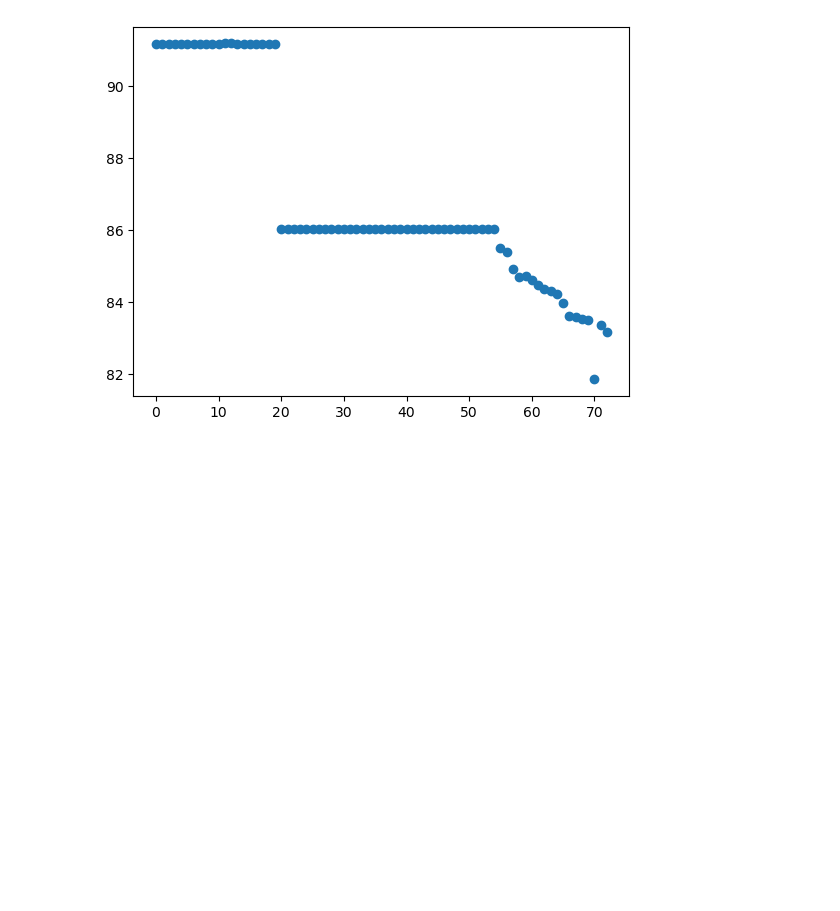
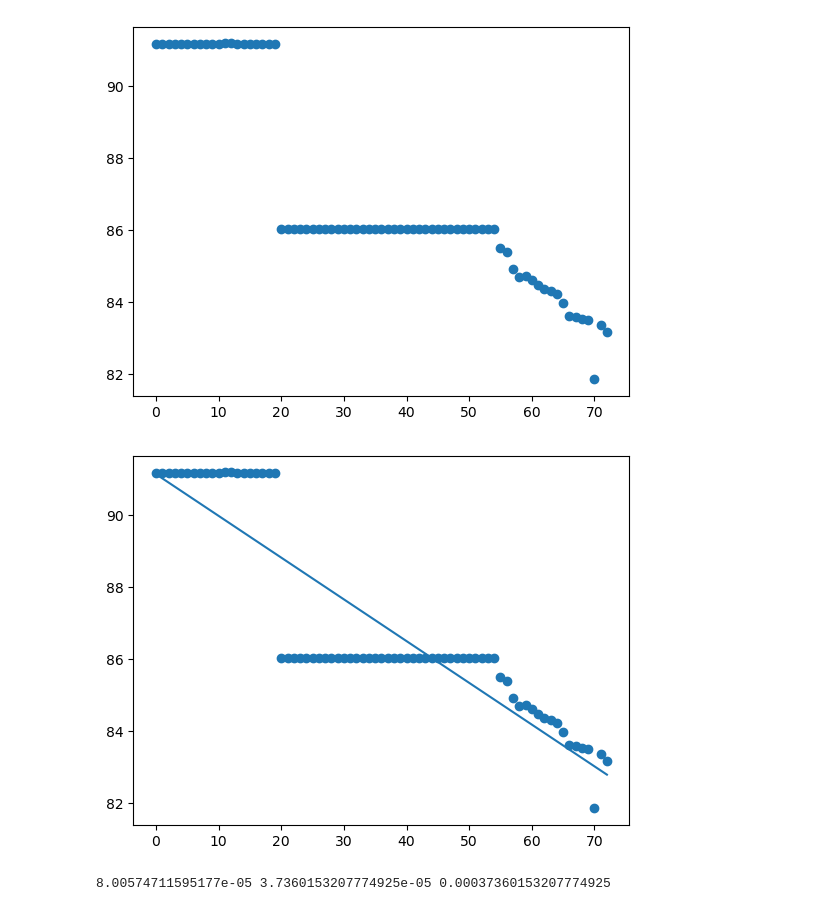
Before and after one commit to szavada/2025_GOES_Bolide_Project, a Jupyter notebook: B5_Initial_Estimate.ipynb, the cells around one changed output. Drawn from its saved outputs; the diff is of its cells as text; code cells hidden in the pictures; blank space fills up the shorter version.

Commit message:
Fix errors and search data for alternative bolides

```diff
--- a/B5_Initial_Estimate.ipynb
+++ b/B5_Initial_Estimate.ipynb
@@ -31,6 +31,32 @@ def airrho(z, H=8500): #calculates density based on rho naught, height, and scal
                                     #8.5 km is the scale height for Earth and 1.225 kg/m^3 is the density of air at sea level
     return (rho0*(1/(np.e**(z/H))))
 
+bestfit= [] #bestfit must be defined outside of the function so that it can be used as a variable
+
+def linearregression(x, y): #create a linear best fit for some data x and y
+    sumxy=0 #need to be computed in a loop (cant use np.sum) so they're defined as 0 here and then summed later
+    sumxsquare= 0
+    sumx = np.sum(x)
+    sumy = np.sum(y)
+    n = len(x)
+    for i in range(len(x)): #compute the correct sum(x*y)
+        sumxy= sumxy+(x[i]*y[i])
+    for i in range (len(x)): #compute the correct sun(x**2). this is DIFFERENT than sum(x)**2
+        sumxsquare = sumxsquare + x[i]**2
+
+    atop = (sumy*sumxsquare) - (sumx*sumxy) #defining atop and abottom separately to avoid accidentally coding in silly errors
+    abottom = (n*sumxsquare) - sumx**2
+    a = atop/abottom #a is our intercept in our linear equation. equavalent to b in y=mx+b but a+bx is the statistical notation I found
+    btop = (n*sumxy) - (sumx*sumy) #similarly splitting b to avoid errors
+    bbottom = (n*sumxsquare) - sumx**2
+    b = btop/bbottom #b is the slope of our linear equation
+    plt.scatter(x,y) #plot our original data as a scatter plot
+    plt.plot (x, (a+b*x)) #plot our best fit line on the same graph
+
+    for i in range (len(x)): #lastly...
+        bestfit.append (a+b*x[i]) #... append each point on our best fit line to a list we can use for later calculations!
+
+
 H=8500 #meters
 rho0= 1.225 #kg/m^3
 rockyrho = 3500 #kg/m^3
@@ -97,3 +123,28 @@ plt.scatter(range(len(alt)), alt)
 # %% [output]
 <matplotlib.collections.PathCollection at 0x...>
 [figure]
+# %%
+linearregression(range(len(alt)), alt)
+# %% [output]
+[figure, added]
+# %%
+totalmass= 0
+totalh= 0
+for i in range (25):
+    deltalat = np.abs(degtom(lat[i+1]-lat[i])) #change in lat converted to meters
+    deltalong = np.abs(degtom(long[i+1]-long[i]))
+    deltaalt = (np.abs(bestfit[i+1]-bestfit[i]))*1000 #multipled by 1000 to convert to meters
+    h= np.sqrt(deltalat**2 + deltalong**2 + deltaalt**2)
+    totalh= totalh+h
+
+    altm = (bestfit[i]+bestfit[i+1])*1000
+    rho = airrho((1/2)*altm)
+    totalmass = totalmass+(h*rho)
+
+rrocky = (3/4)*(totalmass/rockyrho)
+rmetal = (3/4)*(totalmass/metalrho)
+ricy = (3/4)*(totalmass/icyrho)
+
+print (rrocky, rmetal, ricy) #this unit is METERS
+# %% [output]
+8.00574711595177e-05 3.7360153207774925e-05 0.00037360153207774925
```
Also changed, not shown: parts of 3 cells of this notebook, 7 other files.
